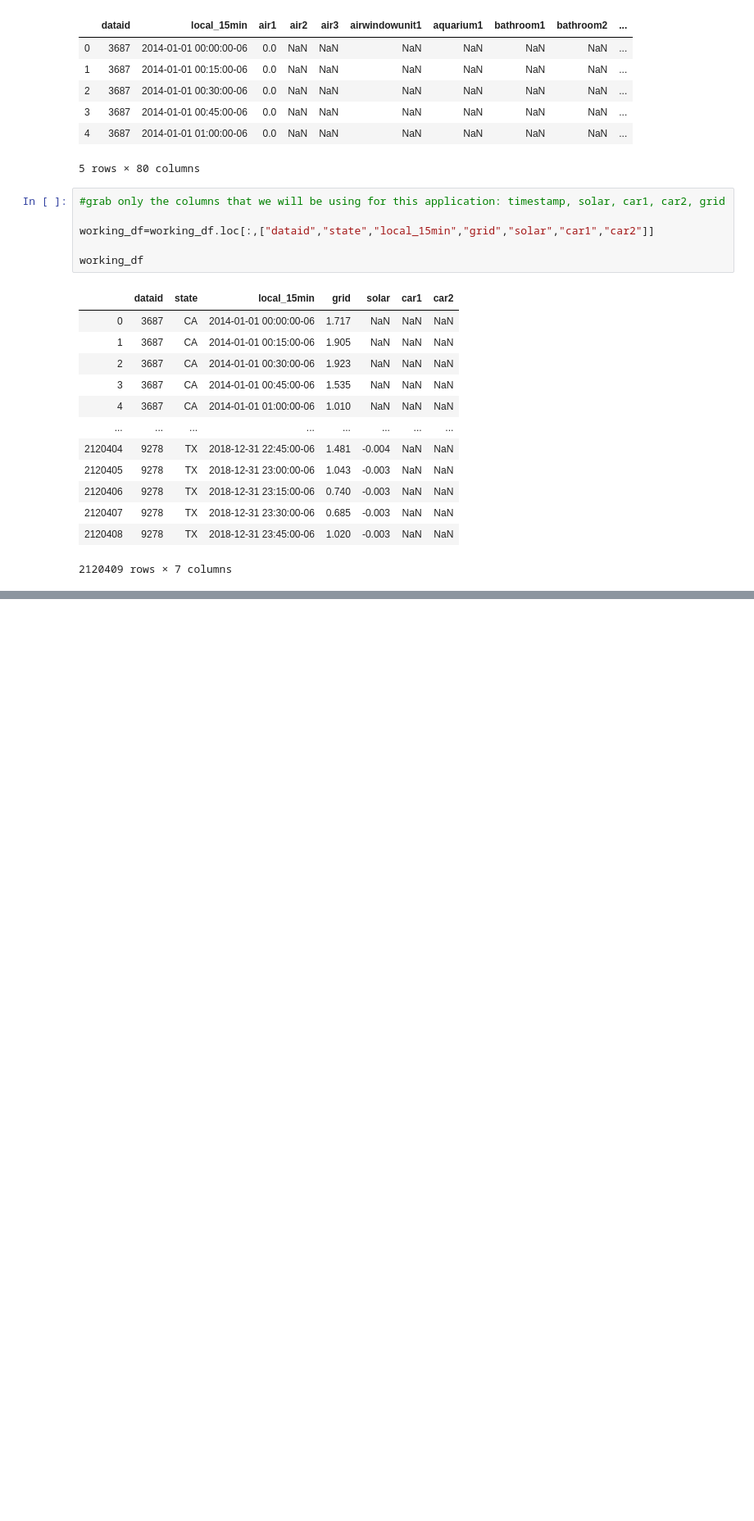
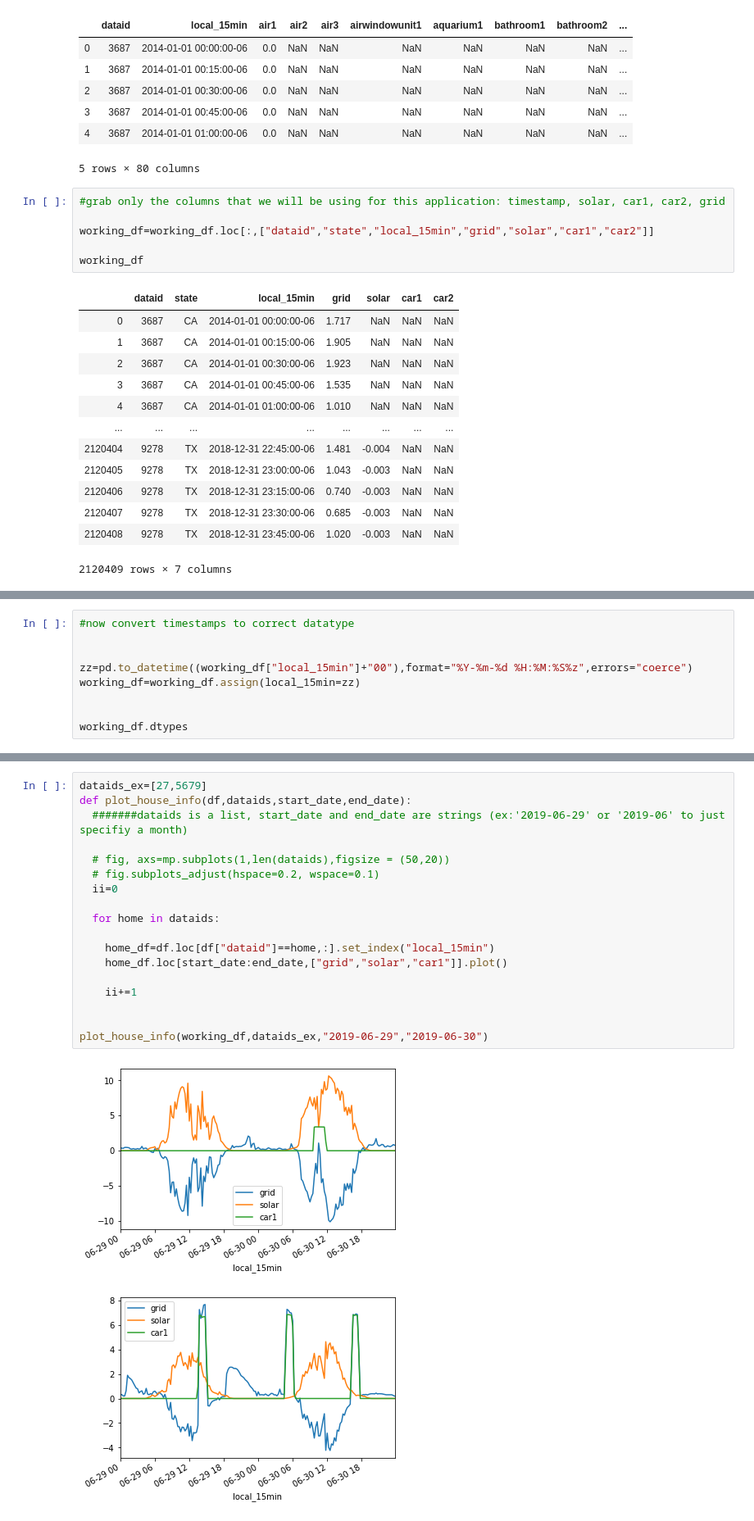
Before and after one commit to kevinantonino/CPSproject, a Jupyter notebook: Main_visualization_tool_development.ipynb, the cells around one changed output, grey strips where cells are left out. Shown at 82% size. Saved outputs shown, nothing was run; the diff lists cells and outputs as text; blank space fills up the shorter version.

```diff
--- a/Main_visualization_tool_development.ipynb
+++ b/Main_visualization_tool_development.ipynb
@@ -66,0 +70,9 @@ working_df
+# %%
+#now convert timestamps to correct datatype
+
+
+zz=pd.to_datetime((working_df["local_15min"]+"00"),format="%Y-%m-%d %H:%M:%S%z",errors="coerce")
+working_df=working_df.assign(local_15min=zz)
+
+
+working_df.dtypes
@@ -66,0 +93,21 @@ working_df
+# %%
+dataids_ex=[27,5679]
+def plot_house_info(df,dataids,start_date,end_date):
+  #######dataids is a list, start_date and end_date are strings (ex:'2019-06-29' or '2019-06' to just specifiy a month)
+
+  # fig, axs=mp.subplots(1,len(dataids),figsize = (50,20))
+  # fig.subplots_adjust(hspace=0.2, wspace=0.1)
+  ii=0
+
+  for home in dataids:
+
+    home_df=df.loc[df["dataid"]==home,:].set_index("local_15min")
+    home_df.loc[start_date:end_date,["grid","solar","car1"]].plot()
+
+    ii+=1
+
+
+plot_house_info(working_df,dataids_ex,"2019-06-29","2019-06-30")
+# %% [output]
+[figure, added]
+[figure, added]
```
Also changed, not shown: parts of 6 cells of this notebook.
